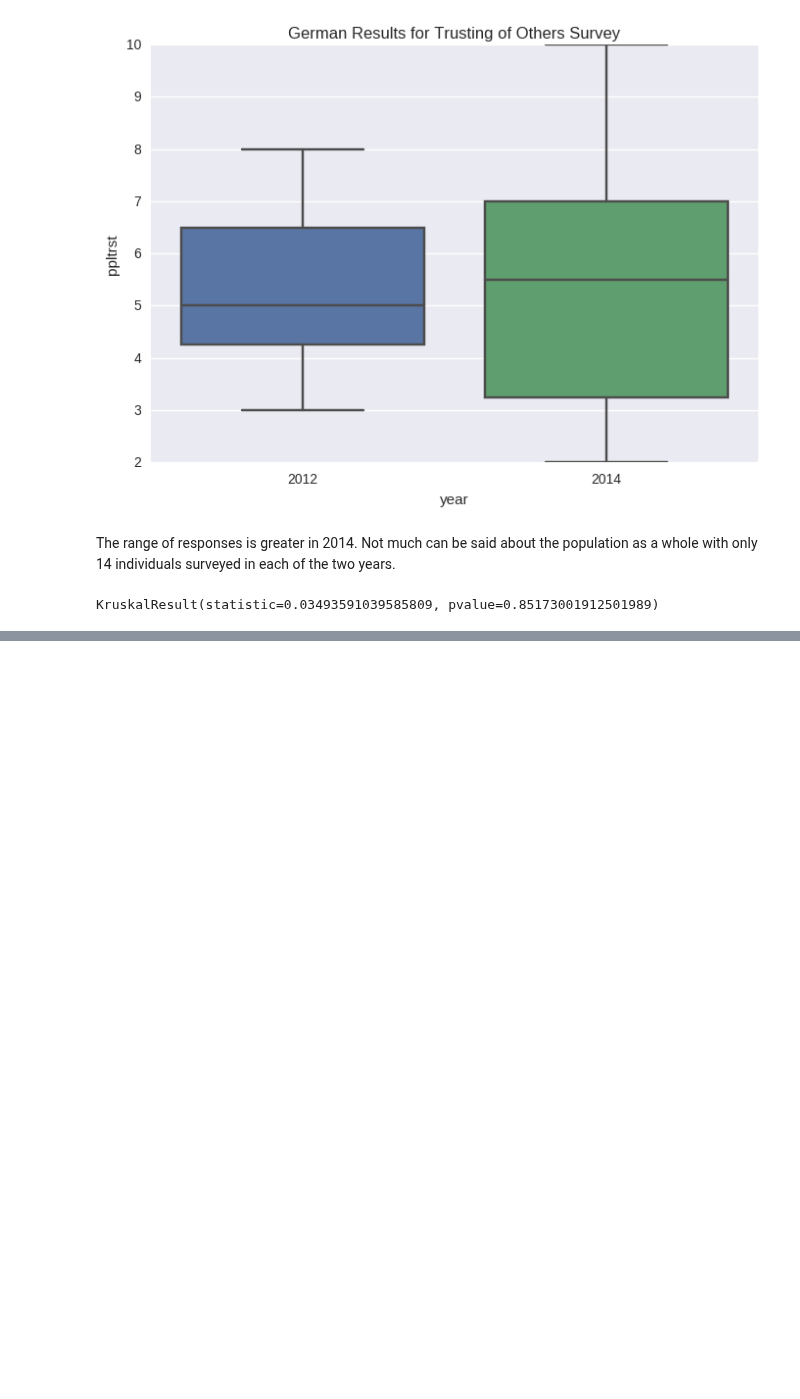
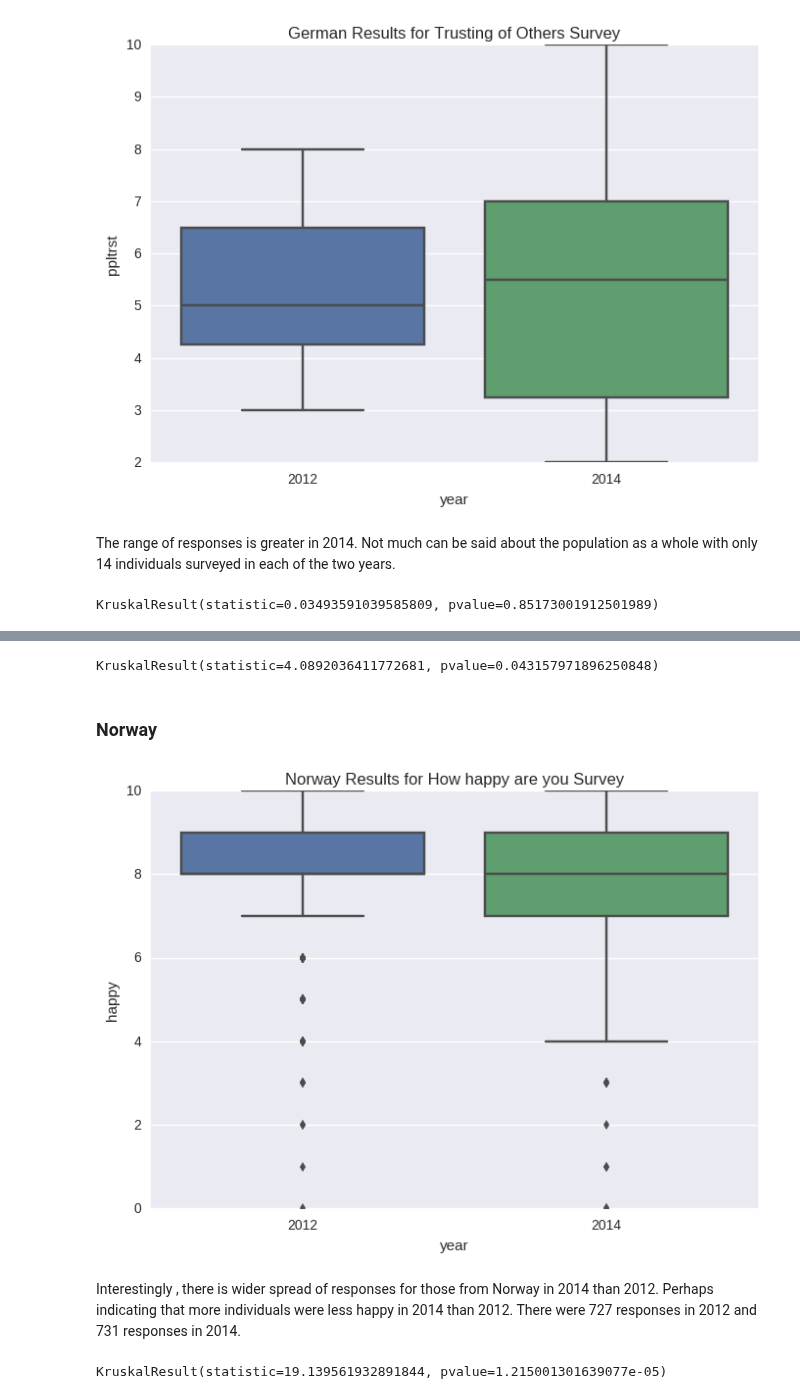
Before and after one commit to 315iah515/Thinkful-Notebooks, a Jupyter notebook: Bootcamp/Drill_WhatTestToUse.ipynb, the cells around one changed output, grey strips where cells are left out. Drawn from its saved outputs; the diff is of its cells as text; code cells hidden in the pictures; blank space fills up the shorter version.

```diff
--- a/Bootcamp/Drill_WhatTestToUse.ipynb
+++ b/Bootcamp/Drill_WhatTestToUse.ipynb
@@ -218,0 +288,24 @@ KruskalResult(statistic=0.03493591039585809, pvalue=0.85173001912501989)
+# %%
+# Determining if there is a significant difference in how happy those surveyed from Spain
+# are from 2012 to 2014
+stats.kruskal(Spain_Data.query('year == 2012').happy,
+              Spain_Data.query('year == 2014').happy, nan_policy='omit')
+# %% [output]
+KruskalResult(statistic=4.0892036411772681, pvalue=0.043157971896250848)
+# %% [markdown]
+### Norway
+# %%
+sb.boxplot(y="happy", x="year", data=Norway_Data)
+sb.plt.title('Norway Results for How happy are you Survey')
+plt.show()
+# %% [output]
+[figure, added]
+# %% [markdown]
+Interestingly , there is wider spread of responses for those from Norway in 2014 than 2012. Perhaps indicating that more individuals were less happy in 2014 than 2012.  There were 727 responses in 2012  and 731 responses in 2014.
+# %%
+# Determining if there is a significant difference in how happy those surveyed from Norway
+# are from 2012 to 2014
+stats.kruskal(Norway_Data.query('year == 2012').happy,
+              Norway_Data.query('year == 2014').happy, nan_policy='omit')
+# %% [output]
+KruskalResult(statistic=19.139561932891844, pvalue=1.215001301639077e-05)
```
Also changed, not shown: parts of 27 cells of this notebook.
